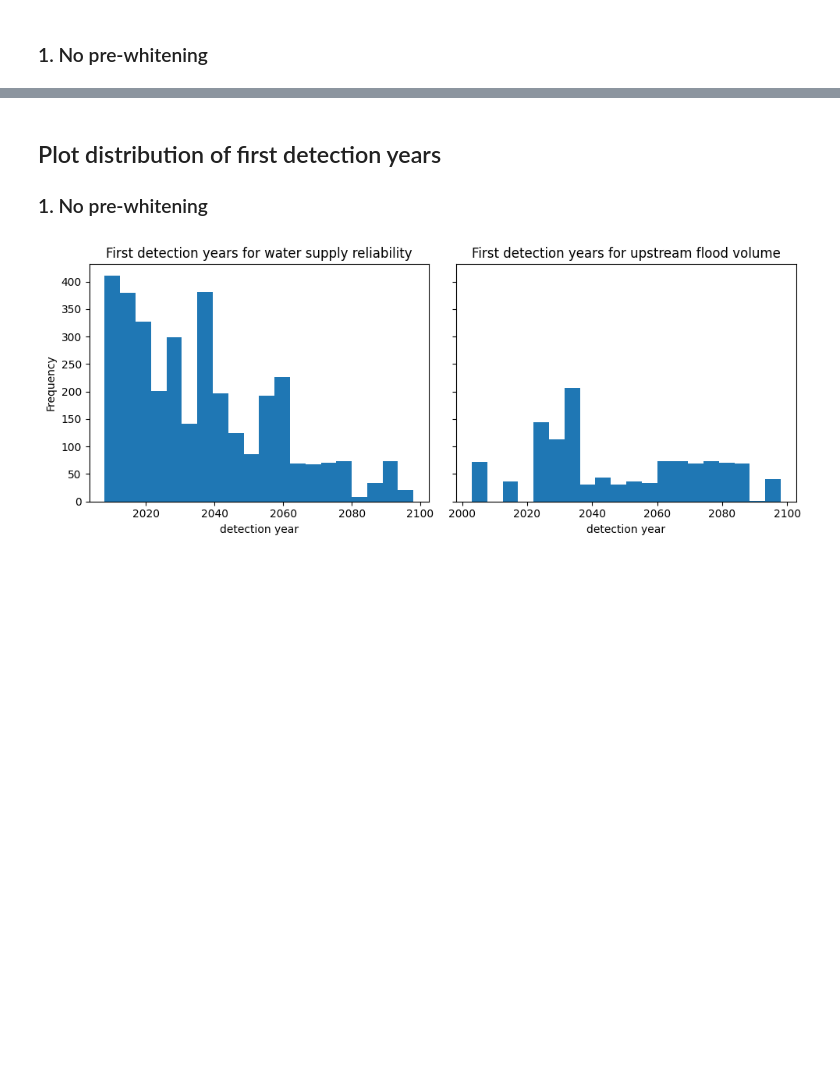
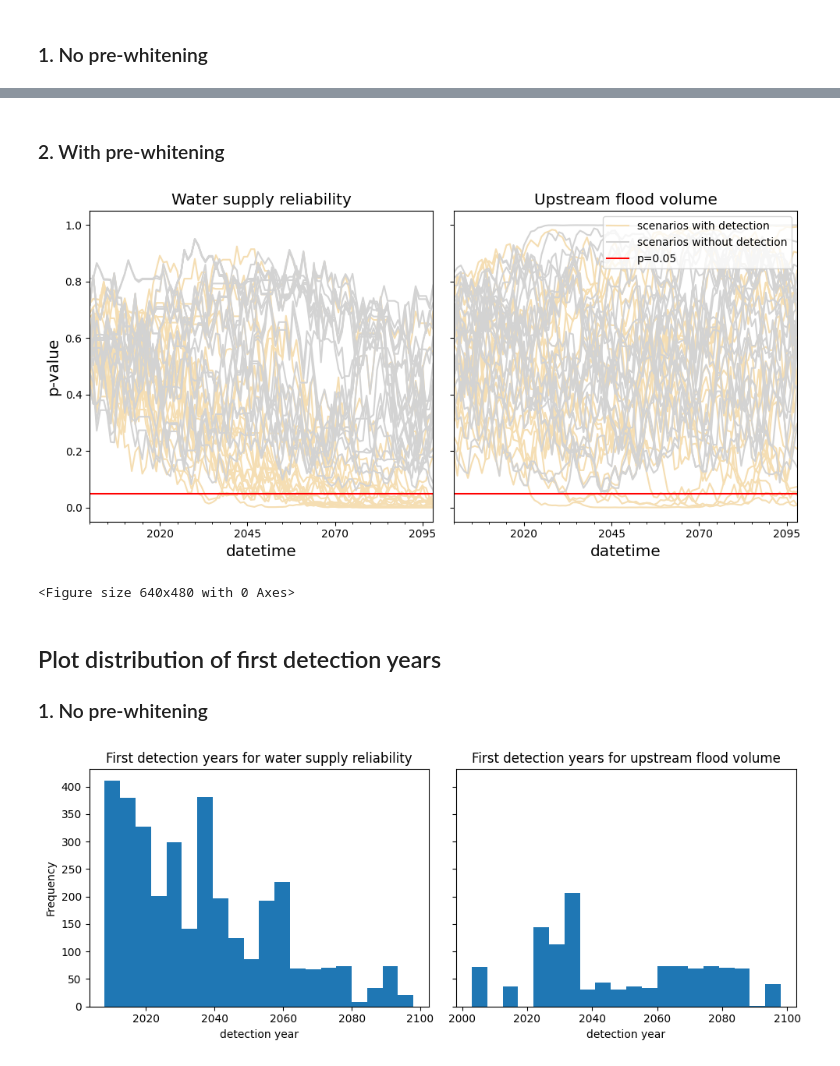
Before and after one commit to Matt2371/climate_detection, a Jupyter notebook: article_figs.ipynb, the cells around one changed output, grey strips where cells are left out. Saved outputs shown, nothing was run; the diff lists cells and outputs as text; code cells hidden in the pictures; blank space fills up the shorter version.

```diff
--- a/article_figs.ipynb
+++ b/article_figs.ipynb
@@ -196,3 +214,10 @@ def pvals_filter(win_size=50, pre_whitening=False):
+# %% [markdown]
+### 2. With pre-whitening
+# %%
+pvals_filter(pre_whitening=True)
+# %% [output]
+[figure, added]
+<Figure size 640x480 with 0 Axes>
 # %% [markdown]
 ## Plot distribution of first detection years
 ### 1. No pre-whitening
```
Also changed, not shown: parts of 33 cells of this notebook, 40 other files.
